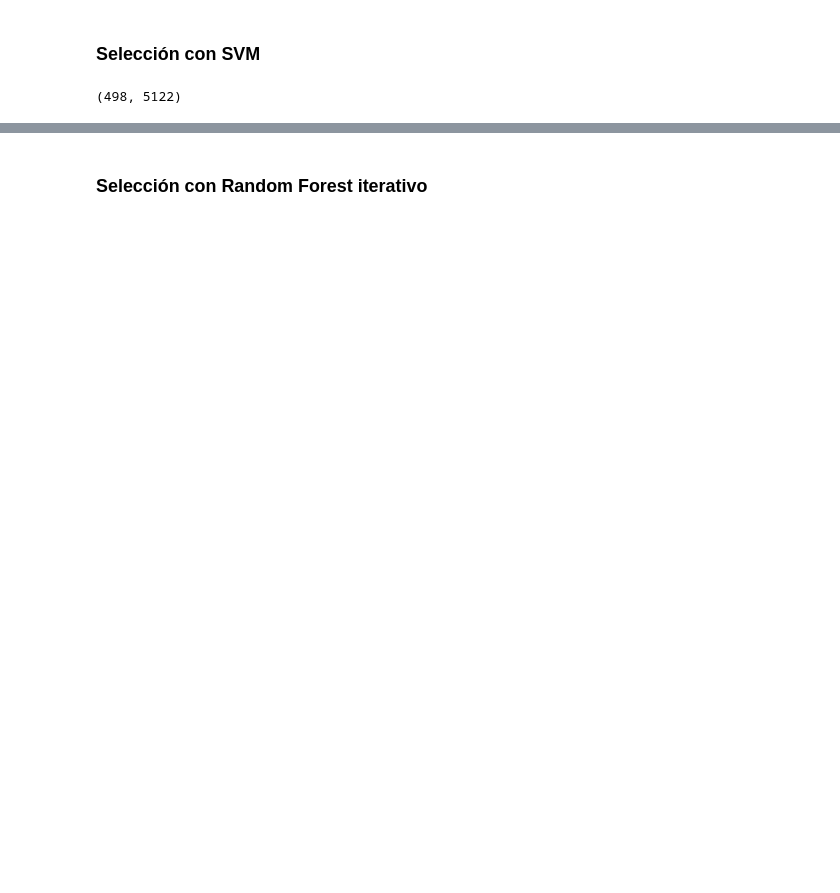
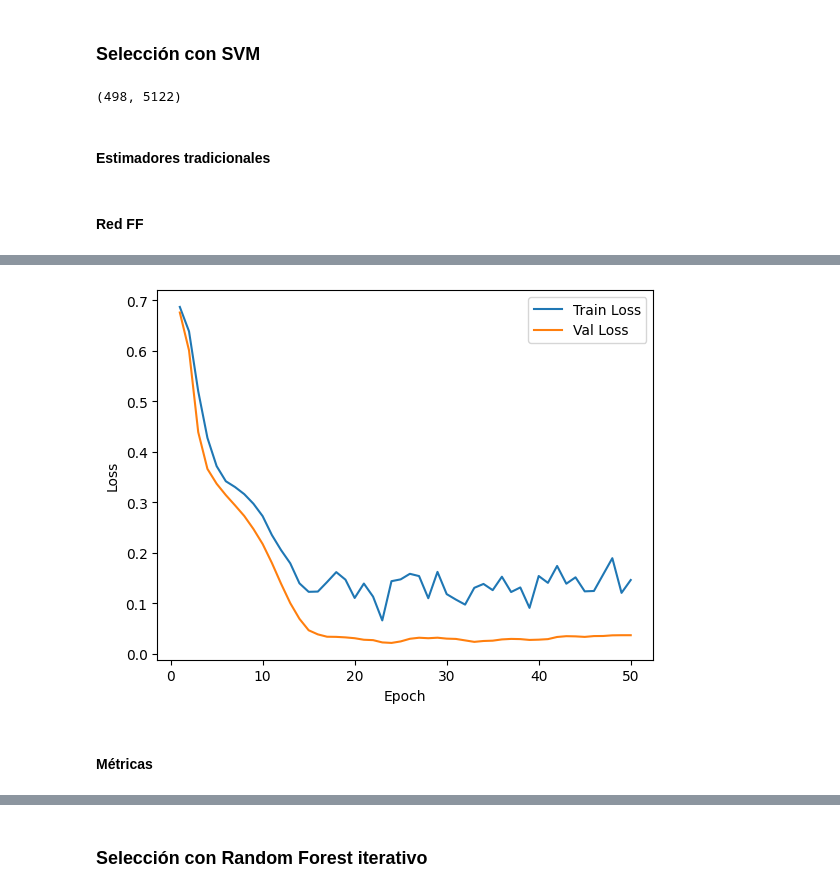
Before and after one commit to G-Urrea/Proyecto_Metilacion_ADN, a Jupyter notebook: notebooks/03-modeling_cpg.ipynb, the cells around one changed output, grey strips where cells are left out. Cells and saved outputs as stored; diff of their text form; code cells hidden in the pictures; blank space fills up the shorter version.

```diff
--- a/notebooks/03-modeling_cpg.ipynb
+++ b/notebooks/03-modeling_cpg.ipynb
@@ -145,7 +157,22 @@ x_svm, y_svm = SMOTE().fit_resample(x_svm, y_train)
 x_svm.shape
 # %% [output]
 (498, 5122)
+# %% [markdown]
+#### Estimadores tradicionales
 # %%
 svm_estimators = fit_estimators_from_dict(x_svm, y_svm, basic_estimators)
 # %%
 svm_pred_test = predict_from_dict(svm_test, svm_estimators)
+# %% [markdown]
+#### Red FF
+# %%
+x_svm_train, x_svm_val, y_svm_train, y_svm_val = train_test_split(
+    x_svm, y_svm, train_size=0.8, stratify=y_svm, random_state=42)
+
+train_svm_loader, val_svm_loader, test_svm_loader = create_dataloaders(x_svm_train.values, y_svm_train.values,
+                                                                       x_svm_val.values, y_svm_val.values, svm_test.values, y_test.values)
+# %%
+ff_svm = NeuralNetwork(in_features = x_svm_train.shape[1])
+svm_train_loss, svm_val_loss = simple_binary_train(ff_svm, train_svm_loader, val_svm_loader)
+train_plot(svm_train_loss, svm_val_loss)
+# %% [output]
@@ -151,0 +184 @@ svm_pred_test = predict_from_dict(svm_test, svm_estimators)
+[figure, added]
@@ -151,0 +188,2 @@ svm_pred_test = predict_from_dict(svm_test, svm_estimators)
+# %% [markdown]
+#### Métricas
```
Also changed, not shown: parts of 30 cells of this notebook, 2 other files.
